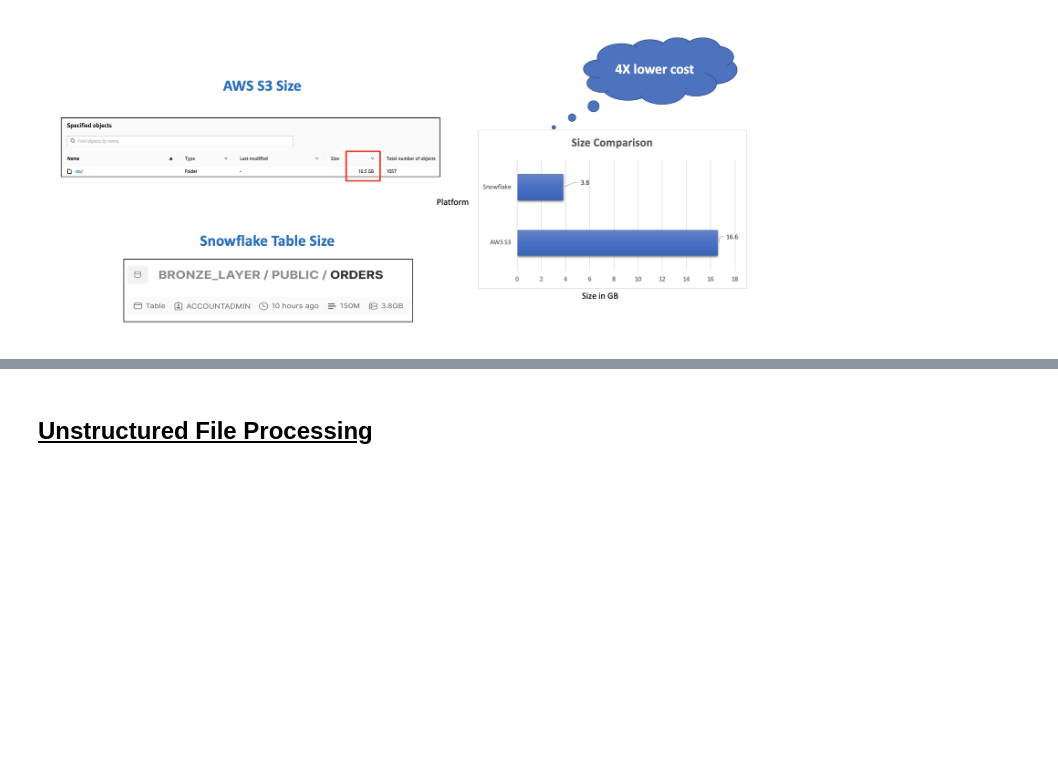
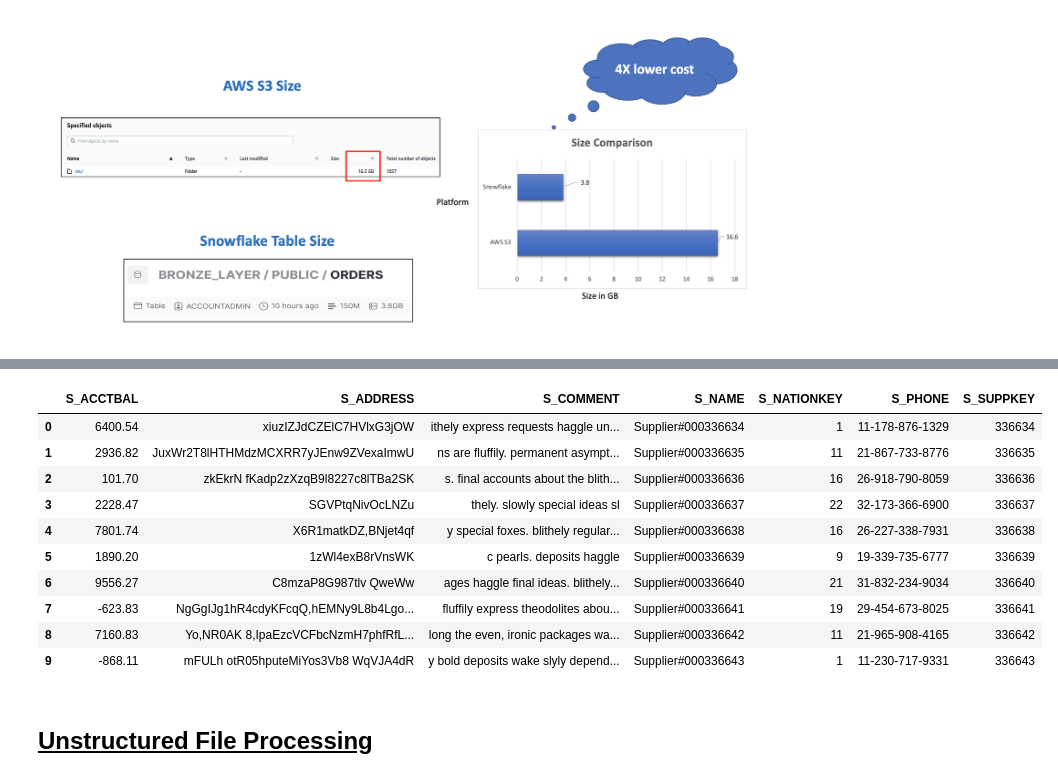
Before and after one commit to naveenalanthomas/snowflake-lakehouse-datamesh, a Jupyter notebook: DataLake & Lakehouse + Snowpark.ipynb, the cells around one changed output, grey strips where cells are left out. Saved outputs shown, nothing was run; the diff lists cells and outputs as text; code cells hidden in the pictures; blank space fills up the shorter version.

```diff
--- a/DataLake & Lakehouse + Snowpark.ipynb
+++ b/DataLake & Lakehouse + Snowpark.ipynb
@@ -127,3 +222,17 @@ Wall time: 21.3 s
+# %%
+session.sql('select * from "temp_json_load" limit 10;').to_pandas()
+# %% [output]
+|  | S_ACCTBAL | S_ADDRESS | S_COMMENT | S_NAME | S_NATIONKEY | S_PHONE | S_SUPPKEY |
+| 0 | 6400.54 | xiuzIZJdCZElC7HVlxG3jOW | ithely express requests haggle un... | Supplier#000336634 | 1 | 11-178-876-1329 | 336634 |
+| 1 | 2936.82 | JuxWr2T8lHTHMdzMCXRR7yJEnw9ZVexaImwU | ns are fluffily. permanent asympt... | Supplier#000336635 | 11 | 21-867-733-8776 | 336635 |
+| 2 | 101.70 | zkEkrN fKadp2zXzqB9l8227c8lTBa2SK | s. final accounts about the blith... | Supplier#000336636 | 16 | 26-918-790-8059 | 336636 |
+| 3 | 2228.47 | SGVPtqNivOcLNZu | thely. slowly special ideas sl | Supplier#000336637 | 22 | 32-173-366-6900 | 336637 |
+| 4 | 7801.74 | X6R1matkDZ,BNjet4qf | y special foxes. blithely regular... | Supplier#000336638 | 16 | 26-227-338-7931 | 336638 |
+| 5 | 1890.20 | 1zWl4exB8rVnsWK | c pearls. deposits haggle | Supplier#000336639 | 9 | 19-339-735-6777 | 336639 |
+| 6 | 9556.27 | C8mzaP8G987tlv QweWw | ages haggle final ideas. blithely... | Supplier#000336640 | 21 | 31-832-234-9034 | 336640 |
+| 7 | -623.83 | NgGgIJg1hR4cdyKFcqQ,hEMNy9L8b4Lgo... | fluffily express theodolites abou... | Supplier#000336641 | 19 | 29-454-673-8025 | 336641 |
+| 8 | 7160.83 | Yo,NR0AK 8,IpaEzcVCFbcNzmH7phfRfL... | long the even, ironic packages wa... | Supplier#000336642 | 11 | 21-965-908-4165 | 336642 |
+| 9 | -868.11 | mFULh otR05hputeMiYos3Vb8 WqVJA4dR | y bold deposits wake slyly depend... | Supplier#000336643 | 1 | 11-230-717-9331 | 336643 |
 # %% [markdown]
 # <font size="5"><ins>Unstructured File Processing</ins></font>
 # %% [markdown]
```
Also changed, not shown: parts of 25 cells of this notebook, 1 other file.
